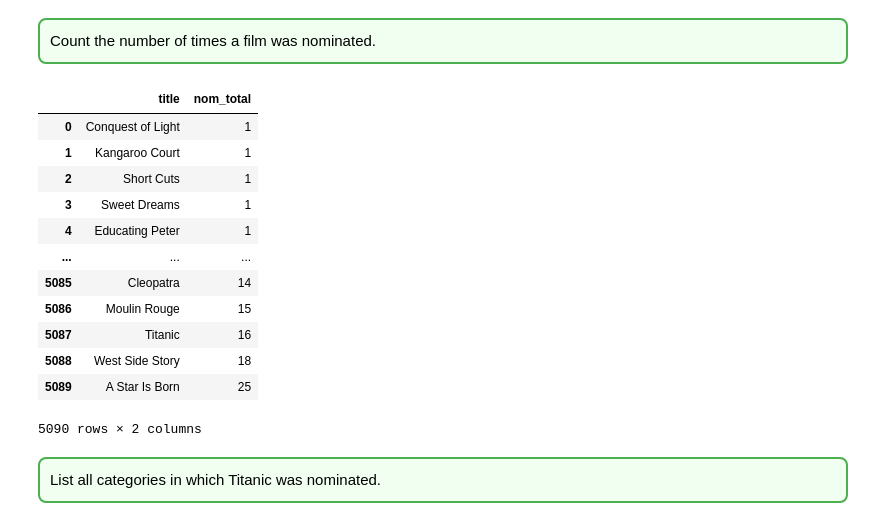
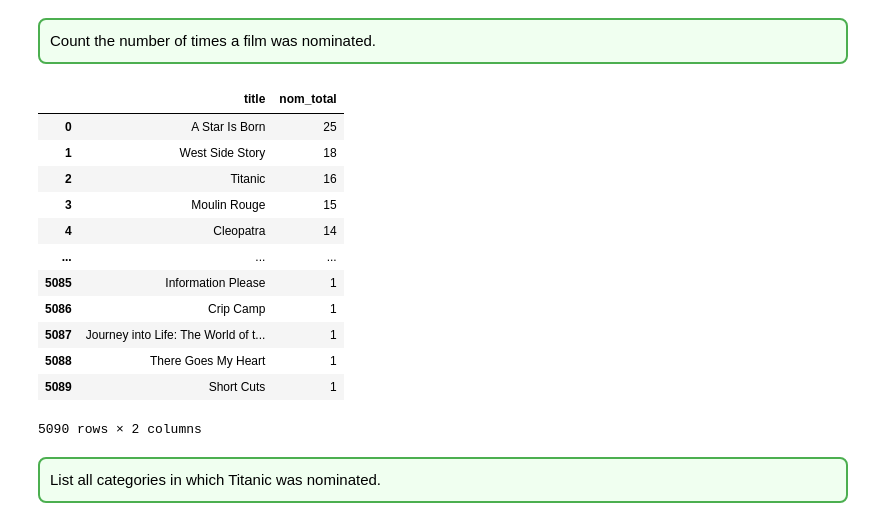
Before and after one commit to Danila-Pechenev/databases_project, a Jupyter notebook: db_project.ipynb, the cells around one changed output. Saved outputs shown, nothing was run; the diff lists cells and outputs as text; code cells hidden in the pictures.

```diff
--- a/db_project.ipynb
+++ b/db_project.ipynb
@@ -531,24 +531,24 @@ Count the number of times a film was nominated.
 # %%
 run_query("""
 SELECT film.title, COUNT(Nomination.nom_id) AS nom_total
 FROM film
 JOIN nomination ON film.film_id = nomination.film_id
 GROUP BY film.title
-ORDER BY nom_total
+ORDER BY nom_total desc
 ;""")
 # %% [output]
 |  | title | nom_total |
-| 0 | Conquest of Light | 1 |
-| 1 | Kangaroo Court | 1 |
-| 2 | Short Cuts | 1 |
-| 3 | Sweet Dreams | 1 |
-| 4 | Educating Peter | 1 |
+| 0 | A Star Is Born | 25 |
+| 1 | West Side Story | 18 |
+| 2 | Titanic | 16 |
+| 3 | Moulin Rouge | 15 |
+| 4 | Cleopatra | 14 |
 | ... | ... | ... |
-| 5085 | Cleopatra | 14 |
-| 5086 | Moulin Rouge | 15 |
-| 5087 | Titanic | 16 |
-| 5088 | West Side Story | 18 |
-| 5089 | A Star Is Born | 25 |
+| 5085 | Information Please | 1 |
+| 5086 | Crip Camp | 1 |
+| 5087 | Journey into Life: The World of t... | 1 |
+| 5088 | There Goes My Heart | 1 |
+| 5089 | Short Cuts | 1 |
 5090 rows × 2 columns
 # %% [markdown]
 <div style="border: 2px solid #4CAF50; padding: 10px; border-radius: 8px; background-color:#f0fff0">
```
Also changed, not shown: parts of 22 cells of this notebook, 1 other file.
